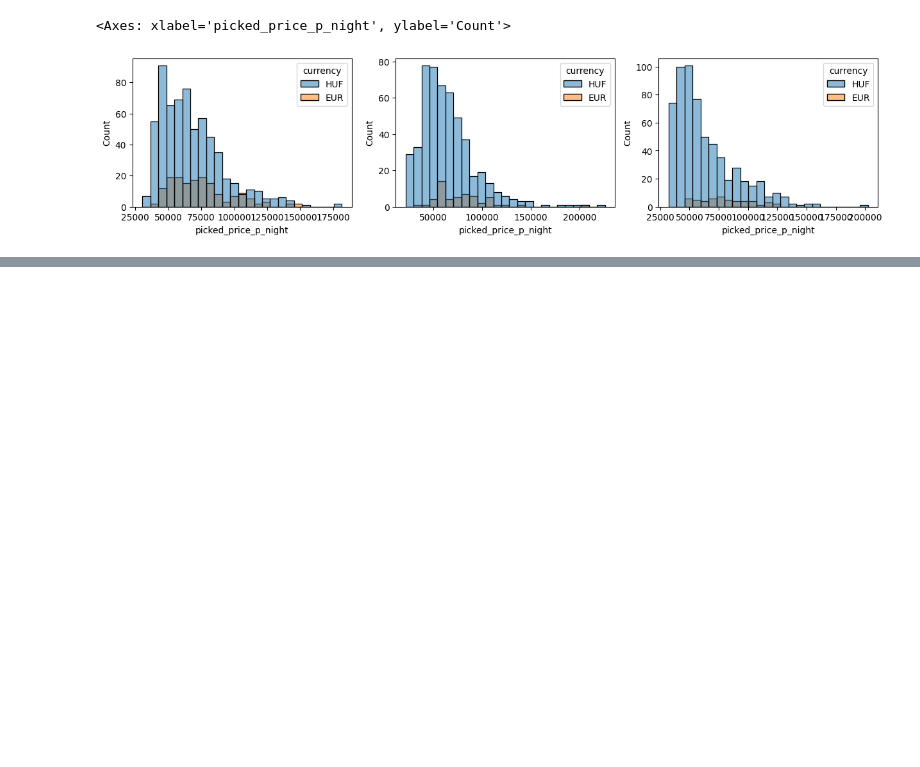
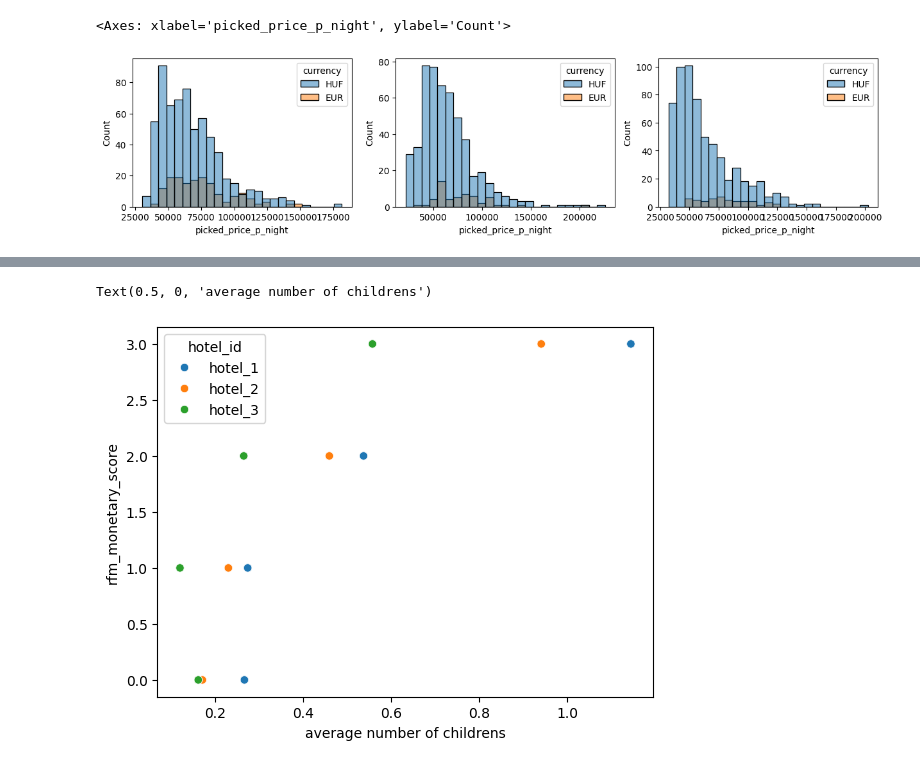
Before and after one commit to roland045/morgens-hotel-data-analysis, a Jupyter notebook: code/04-search-and-bookings-analysis.ipynb, the cells around one changed output, grey strips where cells are left out. Cells and saved outputs as stored; diff of their text form; code cells hidden in the pictures; blank space fills up the shorter version.

```diff
--- a/code/04-search-and-bookings-analysis.ipynb
+++ b/code/04-search-and-bookings-analysis.ipynb
@@ -395,0 +555,6 @@ KeyError: "['if_children'] not in index"
+# %%
+sns.scatterplot(data=df[['hotel_id','children','rfm_monetary_score']].groupby(by=['hotel_id','rfm_monetary_score']).mean().reset_index(), y='rfm_monetary_score', x='children', hue='hotel_id')
+plt.xlabel('average number of childrens')
+# %% [output]
+Text(0.5, 0, 'average number of childrens')
+[figure, added]
```
Also changed, not shown: parts of 46 cells of this notebook.
